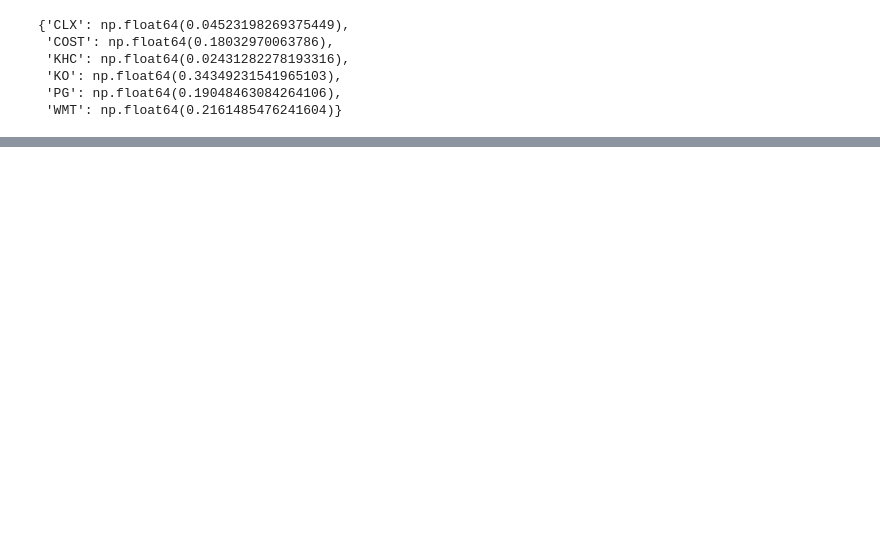
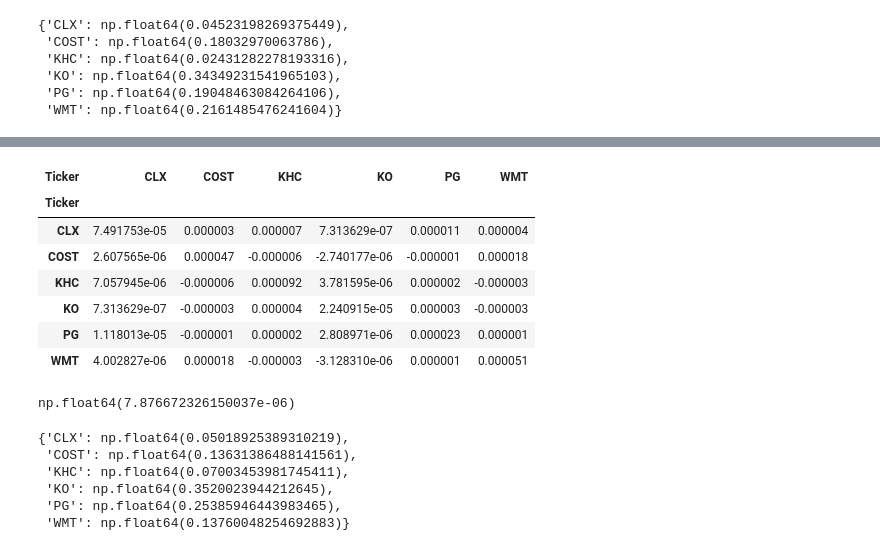
Before and after one commit to Mafergomezf/PORTAFOLIOS-DE-INVERSION, a Jupyter notebook: Modulo-2/Tarea_6.ipynb, the cells around one changed output, grey strips where cells are left out. Cells and saved outputs as stored; diff of their text form; code cells hidden in the pictures; blank space fills up the shorter version.

```diff
--- a/Modulo-2/Tarea_6.ipynb
+++ b/Modulo-2/Tarea_6.ipynb
@@ -226,0 +443,15 @@ comparacion
+# %%
+# Calcular la matriz de target semivariance
+n_assets=len(prices.columns)
+#downside @ downside.T
+semivar_matrix_t=(downside_risk_t.reshape(n_assets,1) @ downside_risk_t.reshape(1,n_assets))*alpha.corr()
+semivar_matrix_t
+# %% [output]
+| Ticker | CLX | COST | KHC | KO | PG | WMT |
+| Ticker |  |  |  |  |  |  |
+| CLX | 7.491753e-05 | 0.000003 | 0.000007 | 7.313629e-07 | 0.000011 | 0.000004 |
+| COST | 2.607565e-06 | 0.000047 | -0.000006 | -2.740177e-06 | -0.000001 | 0.000018 |
+| KHC | 7.057945e-06 | -0.000006 | 0.000092 | 3.781595e-06 | 0.000002 | -0.000003 |
+| KO | 7.313629e-07 | -0.000003 | 0.000004 | 2.240915e-05 | 0.000003 | -0.000003 |
+| PG | 1.118013e-05 | -0.000001 | 0.000002 | 2.808971e-06 | 0.000023 | 0.000001 |
+| WMT | 4.002827e-06 | 0.000018 | -0.000003 | -3.128310e-06 | 0.000001 | 0.000051 |
@@ -226,0 +461,18 @@ comparacion
+# %%
+# Obtener la mínima target semivariance
+func_target = lambda w: w.T @ semivar_matrix_t @ w
+mts=[func_target(w_i)for w_i in w_random]
+np.min(mts)
+# %% [output]
+np.float64(7.876672326150037e-06)
+# %%
+# Obtener los pesos del portafolio con mínima semivarianza target
+w_tarjet_semivar = w_random[np.argmin(mts)]
+dict(zip(rets.columns, w_tarjet_semivar))
+# %% [output]
+{'CLX': np.float64(0.05018925389310219),
+ 'COST': np.float64(0.13631386488141561),
+ 'KHC': np.float64(0.07003453981745411),
+ 'KO': np.float64(0.3520023944212645),
+ 'PG': np.float64(0.25385946443983465),
+ 'WMT': np.float64(0.13760048254692883)}
```
Also changed, not shown: parts of 52 cells of this notebook.
